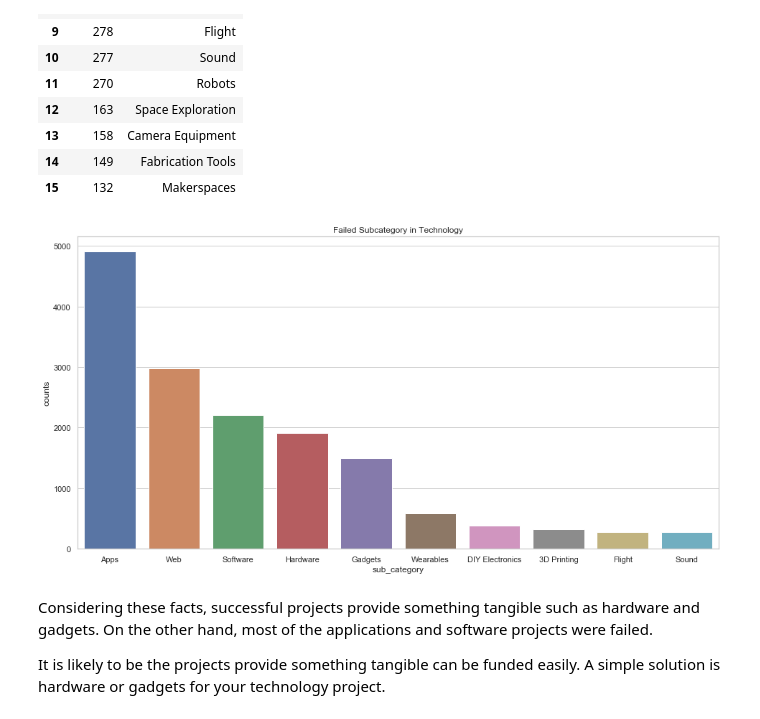
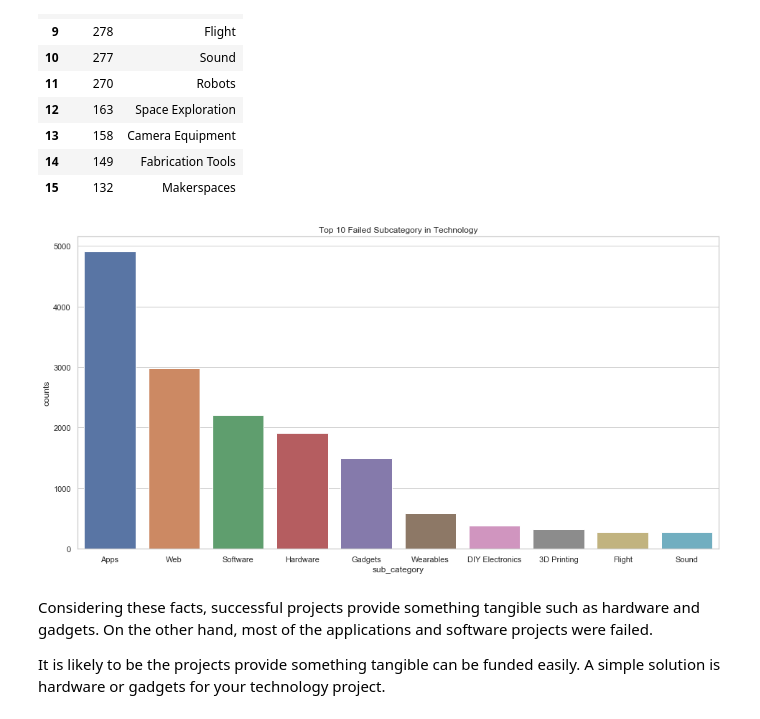
Before and after one commit to yukinagae/kaggle-kickstarter-projects, a Jupyter notebook: eda.ipynb, the cells around one changed output. Cells and saved outputs as stored; diff of their text form; code cells hidden in the pictures.

Commit message:
Small changes to the titles

```diff
--- a/eda.ipynb
+++ b/eda.ipynb
@@ -484,9 +484,9 @@ failed_techs
 # %%
 plt.figure(figsize=(16, 8))
 sns.barplot(x='sub_category', y='counts', data=failed_techs[failed_techs['sub_category'] != 'Technology'].head(10))
-plt.title("Failed Subcategory in Technology");
+plt.title("Top 10 Failed Subcategory in Technology");
 # %% [output]
-[figure, old version]
+[figure, new version]
 # %% [markdown]
 Considering these facts, successful projects provide something tangible such as hardware and gadgets. On the other hand, most of the applications and software projects were failed.
 
```
Also changed, not shown: parts of 1 cell of this notebook.
